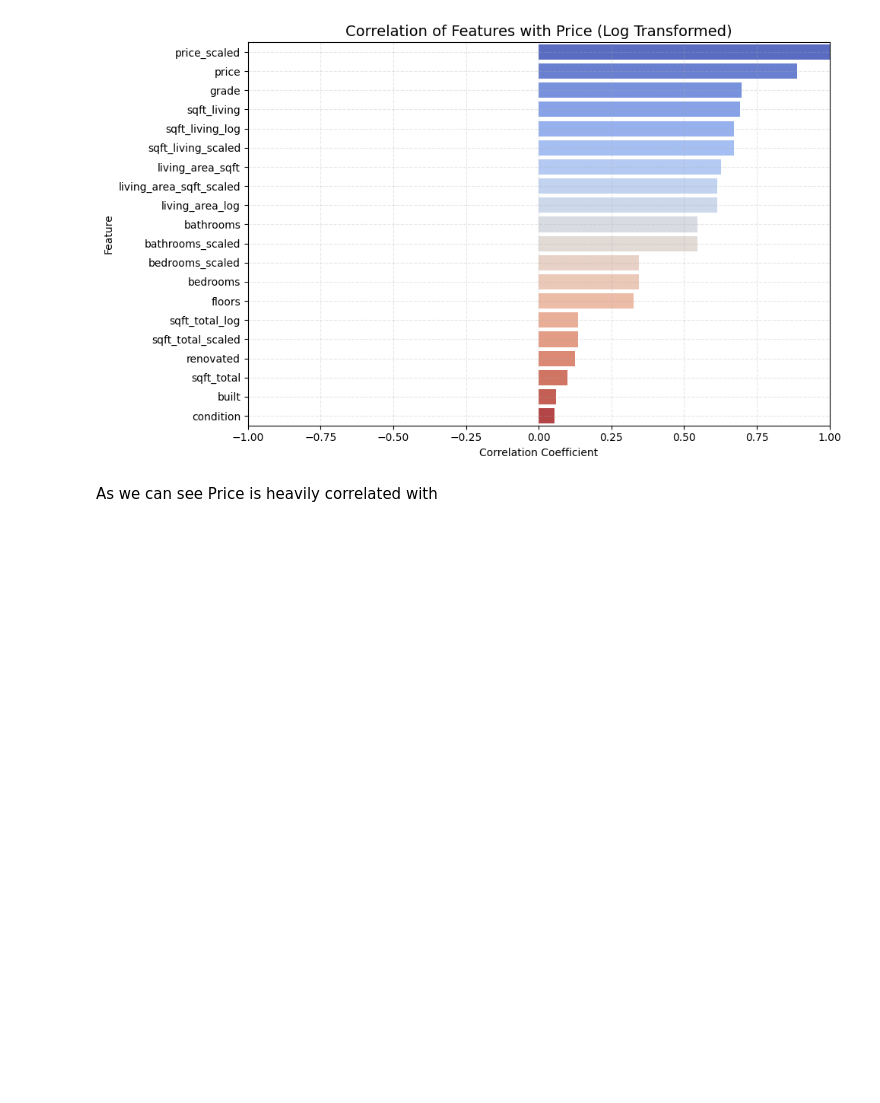
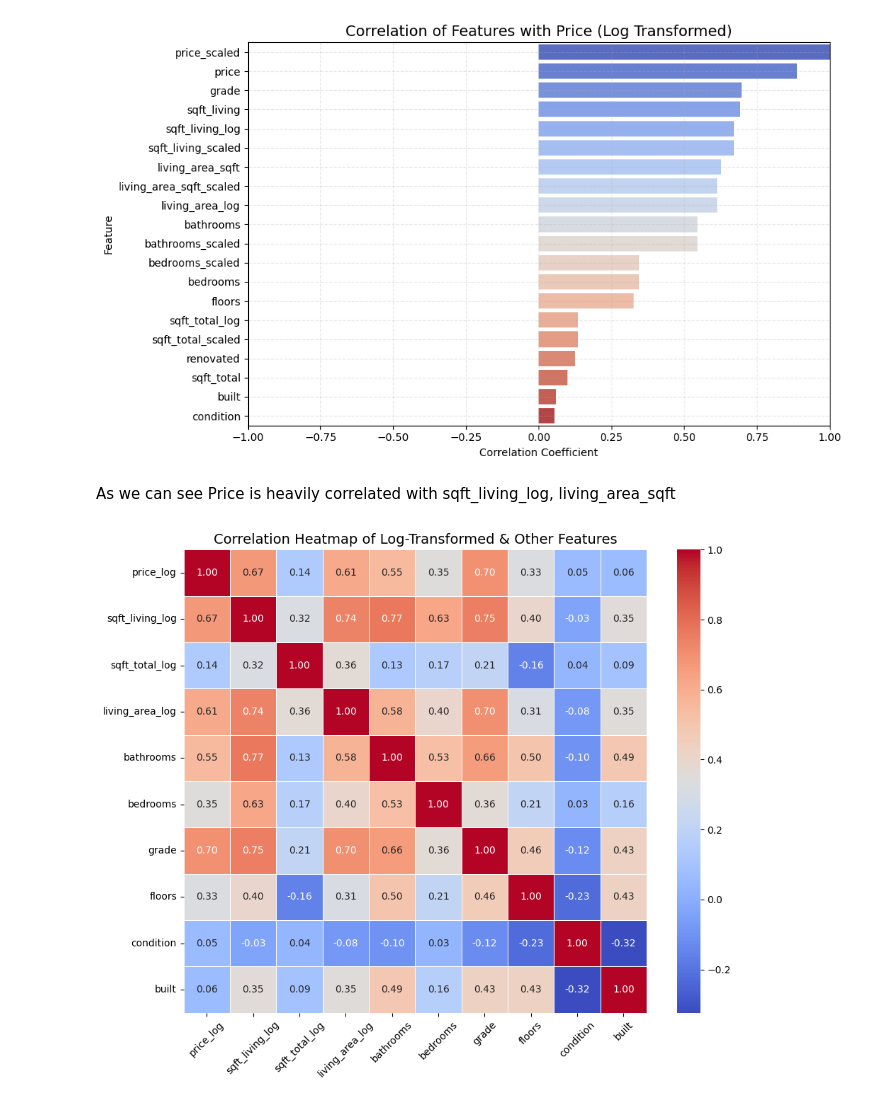
Before and after one commit to OmerTDK/Paris-Housing-Analysis, a Jupyter notebook: Analysis.ipynb, the cells around one changed output. Drawn from its saved outputs; the diff is of its cells as text; code cells hidden in the pictures; blank space fills up the shorter version.

```diff
--- a/Analysis.ipynb
+++ b/Analysis.ipynb
@@ -572,4 +572,28 @@ Passing `palette` without assigning `hue` is deprecated and will be removed in v
   sns.barplot(x=price_corr.values, y=price_corr.index, palette='coolwarm')
 [figure]
 # %% [markdown]
-As we can see Price is heavily correlated with
+As we can see Price is heavily correlated with sqft_living_log, living_area_sqft
+# %%
+log_features = [
+    'price_log',
+    'sqft_living_log',
+    'sqft_total_log',
+    'living_area_log'
+]
+
+# Optional: Add non-log numeric features that are not heavily skewed
+other_numerics = ['bathrooms', 'bedrooms', 'grade', 'floors', 'condition', 'built']
+
+# Combine for the full matrix
+correlation_features = log_features + other_numerics
+corr_matrix = df_scaled[correlation_features].corr()
+
+# Plot the heatmap
+plt.figure(figsize=(10, 8))
+sns.heatmap(corr_matrix, annot=True, cmap='coolwarm', fmt=".2f", square=True, linewidths=0.5)
+plt.title('Correlation Heatmap of Log-Transformed & Other Features', fontsize=14)
+plt.xticks(rotation=45)
+plt.tight_layout()
+plt.show()
+# %% [output]
+[figure, added]
```
Also changed, not shown: parts of 6 cells of this notebook.
